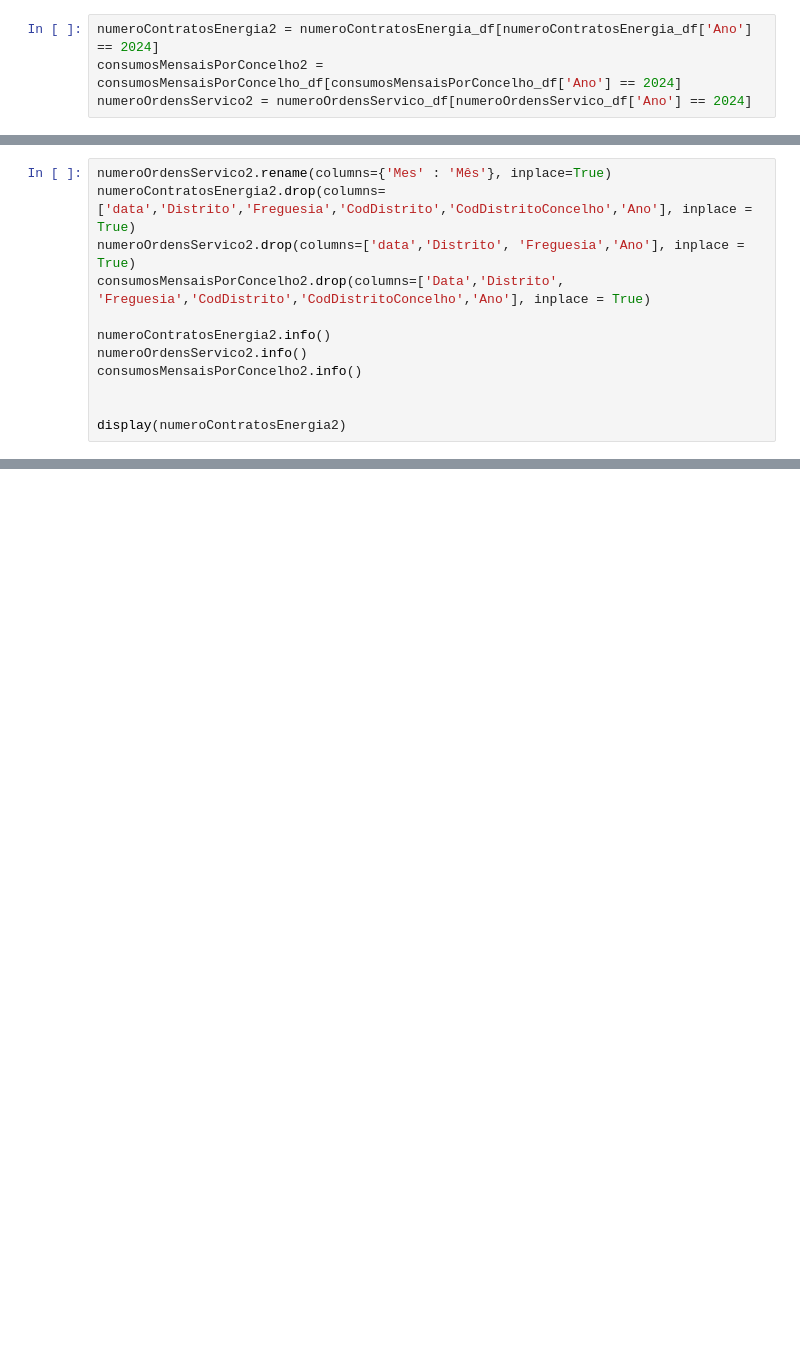
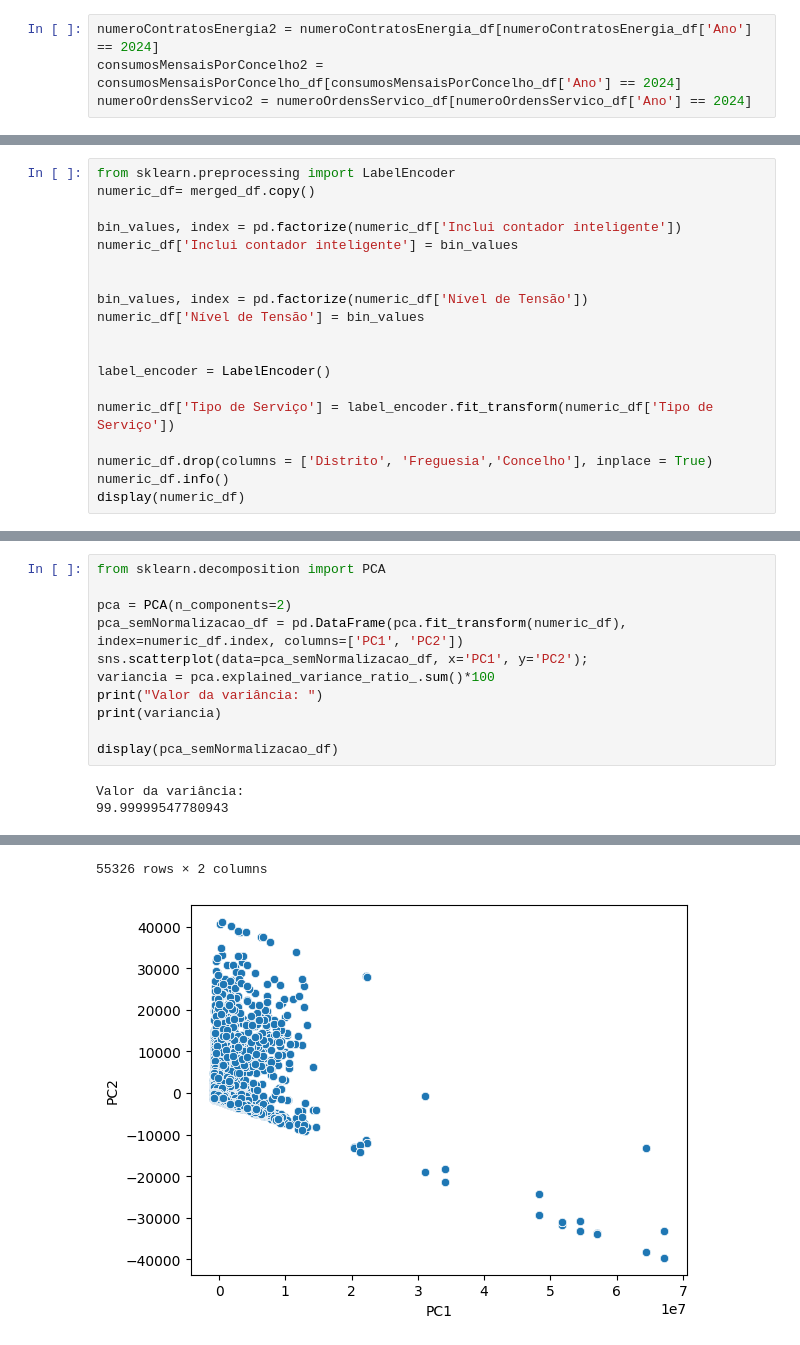
Before and after one commit to MikaZico36/BattleShips, a Jupyter notebook: ProjetoDECD_Grupo20.ipynb, the cells around one changed output, grey strips where cells are left out. Saved outputs shown, nothing was run; the diff lists cells and outputs as text; blank space fills up the shorter version.

```diff
--- a/ProjetoDECD_Grupo20.ipynb
+++ b/ProjetoDECD_Grupo20.ipynb
@@ -263,12 +267,0 @@ Para que seja possível juntar as três tabelas, terá de ser feito algum tratam
-# %%
-numeroOrdensServico2.rename(columns={'Mes' : 'Mês'}, inplace=True)
-numeroContratosEnergia2.drop(columns=['data','Distrito','Freguesia','CodDistrito','CodDistritoConcelho','Ano'], inplace = True)
-numeroOrdensServico2.drop(columns=['data','Distrito', 'Freguesia','Ano'], inplace = True)
-consumosMensaisPorConcelho2.drop(columns=['Data','Distrito', 'Freguesia','CodDistrito','CodDistritoConcelho','Ano'], inplace = True)
-
-numeroContratosEnergia2.info()
-numeroOrdensServico2.info()
-consumosMensaisPorConcelho2.info()
-
-
-display(numeroContratosEnergia2)
@@ -416,0 +555,19 @@ plt.gca().spines[['top', 'right',]].set_visible(False)
+# %%
+from sklearn.preprocessing import LabelEncoder
+numeric_df= merged_df.copy()
+
+bin_values, index = pd.factorize(numeric_df['Inclui contador inteligente'])
+numeric_df['Inclui contador inteligente'] = bin_values
+
+
+bin_values, index = pd.factorize(numeric_df['Nível de Tensão'])
+numeric_df['Nível de Tensão'] = bin_values
+
+
+label_encoder = LabelEncoder()
+
+numeric_df['Tipo de Serviço'] = label_encoder.fit_transform(numeric_df['Tipo de Serviço'])
+
+numeric_df.drop(columns = ['Distrito', 'Freguesia','Concelho'], inplace = True)
+numeric_df.info()
+display(numeric_df)
@@ -416,0 +731,14 @@ plt.gca().spines[['top', 'right',]].set_visible(False)
+# %%
+from sklearn.decomposition import PCA
+
+pca = PCA(n_components=2)
+pca_semNormalizacao_df = pd.DataFrame(pca.fit_transform(numeric_df), index=numeric_df.index, columns=['PC1', 'PC2'])
+sns.scatterplot(data=pca_semNormalizacao_df, x='PC1', y='PC2');
+variancia = pca.explained_variance_ratio_.sum()*100
+print("Valor da variância: ")
+print(variancia)
+
+display(pca_semNormalizacao_df)
+# %% [output]
+Valor da variância:
+99.99999547780943
@@ -416,0 +757,2 @@ plt.gca().spines[['top', 'right',]].set_visible(False)
+55326 rows × 2 columns
+[figure, added]
```
Also changed, not shown: parts of 85 cells of this notebook.
